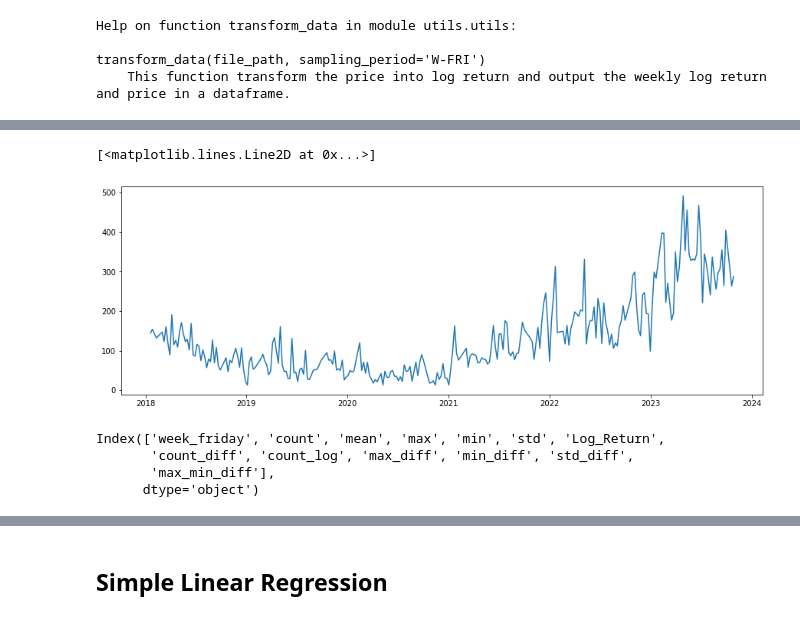
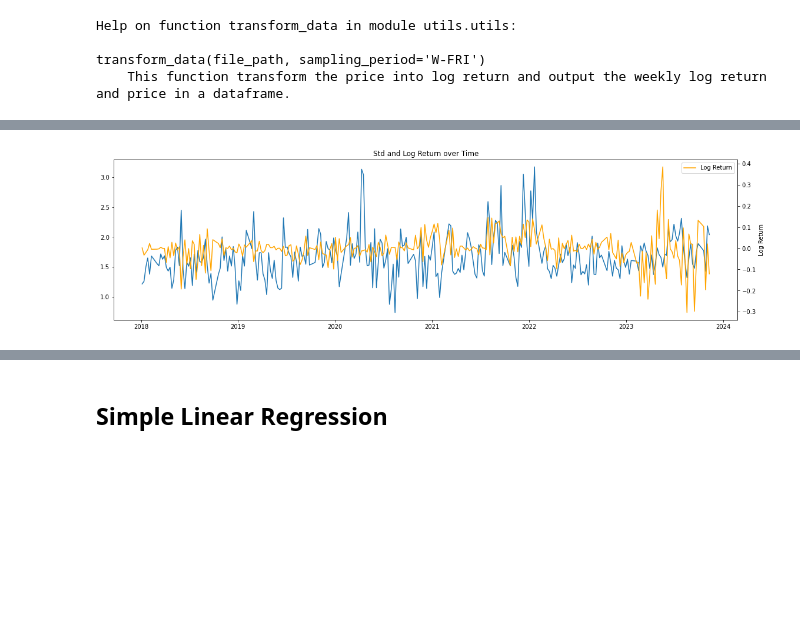
Before and after one commit to BirdyLiu6471023/Lithium_Project, a Jupyter notebook: code/Regression_Gdelt.ipynb, the cells around one changed output, grey strips where cells are left out. Saved outputs shown, nothing was run; the diff lists cells and outputs as text; code cells hidden in the pictures; blank space fills up the shorter version.

```diff
--- a/code/Regression_Gdelt.ipynb
+++ b/code/Regression_Gdelt.ipynb
@@ -103,17 +85,40 @@ gdelt_news
 # %%
 gdelt_news.week_friday = pd.to_datetime(gdelt_news.week_friday)
 
-df_ro = pd.DataFrame(ro)
+df_ro = pd.DataFrame(fitted_3)
 df_ro.columns = ['Log_Return']
-df_reg_on_gdelt = gdelt_news.merge(df_ro, left_on = 'week_friday', right_on = 'Date', how = 'right')
+df_reg_on_gdelt = gdelt_news.merge(df_ro, left_on = 'week_friday', right_on = 'Date', how = 'inner')
 # %%
 df_reg_on_gdelt = df_reg_on_gdelt.dropna()
-# %%
-plt.figure(figsize=(15, 5))
-plt.plot(df_reg_on_gdelt['week_friday'], df_reg_on_gdelt['count'])
-# %% [output]
-[<matplotlib.lines.Line2D at 0x...>]
-[figure, removed]
+# %%
+import matplotlib.pyplot as plt
+
+# Assuming df_reg_on_gdelt is your DataFrame and it has 'week_friday', 'max', and 'Log_Return' columns
+
+plt.figure(figsize=(19, 5))
+
+# Plot the first line with 'max' on the left y-axis
+plt.plot(df_reg_on_gdelt['week_friday'], df_reg_on_gdelt['std'], label='sdt')
+
+# Create a second y-axis that shares the same x-axis
+ax2 = plt.twinx()
+
+# Plot the second line with 'Log_Return' on the right y-axis
+ax2.plot(df_reg_on_gdelt['week_friday'], df_reg_on_gdelt['Log_Return'], label='Log Return', color='orange')
+
+# Optionally, add labels, title, and legend
+plt.title('Std and Log Return over Time')
+plt.xlabel('Date')
+plt.ylabel('Max')
+ax2.set_ylabel('Log Return')
+
+# Adding legends
+plt.legend(loc='upper left')
+ax2.legend(loc='upper right')
+
+plt.show()
+# %% [output]
+[figure, added]
 # %%
 import numpy as np
 df_reg_on_gdelt['count_diff'] = df_reg_on_gdelt['count'].diff()
@@ -123,10 +128,3 @@ df_reg_on_gdelt['min_diff'] = df_reg_on_gdelt['min'].diff()
 df_reg_on_gdelt['std_diff'] = df_reg_on_gdelt['std'].diff()
 df_reg_on_gdelt['max_min_diff'] = df_reg_on_gdelt['max'] - df_reg_on_gdelt['min']
 df_reg_on_gdelt = df_reg_on_gdelt.dropna().reset_index(drop = True)
-# %%
-df_reg_on_gdelt.columns
-# %% [output]
-Index(['week_friday', 'count', 'mean', 'max', 'min', 'std', 'Log_Return',
-       'count_diff', 'count_log', 'max_diff', 'min_diff', 'std_diff',
-       'max_min_diff'],
-      dtype='object')
```
Also changed, not shown: parts of 17 cells of this notebook, 2 other files.
